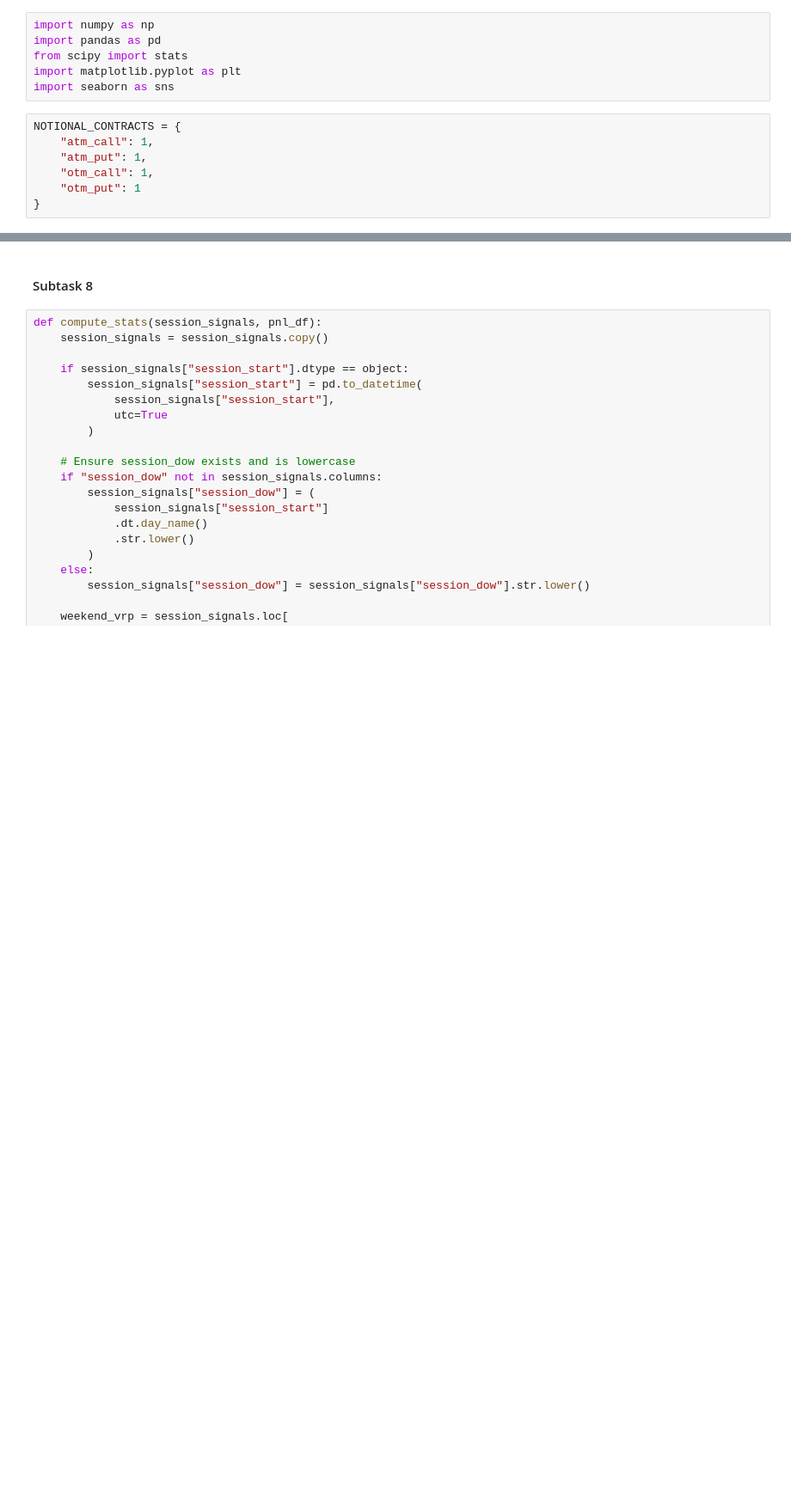
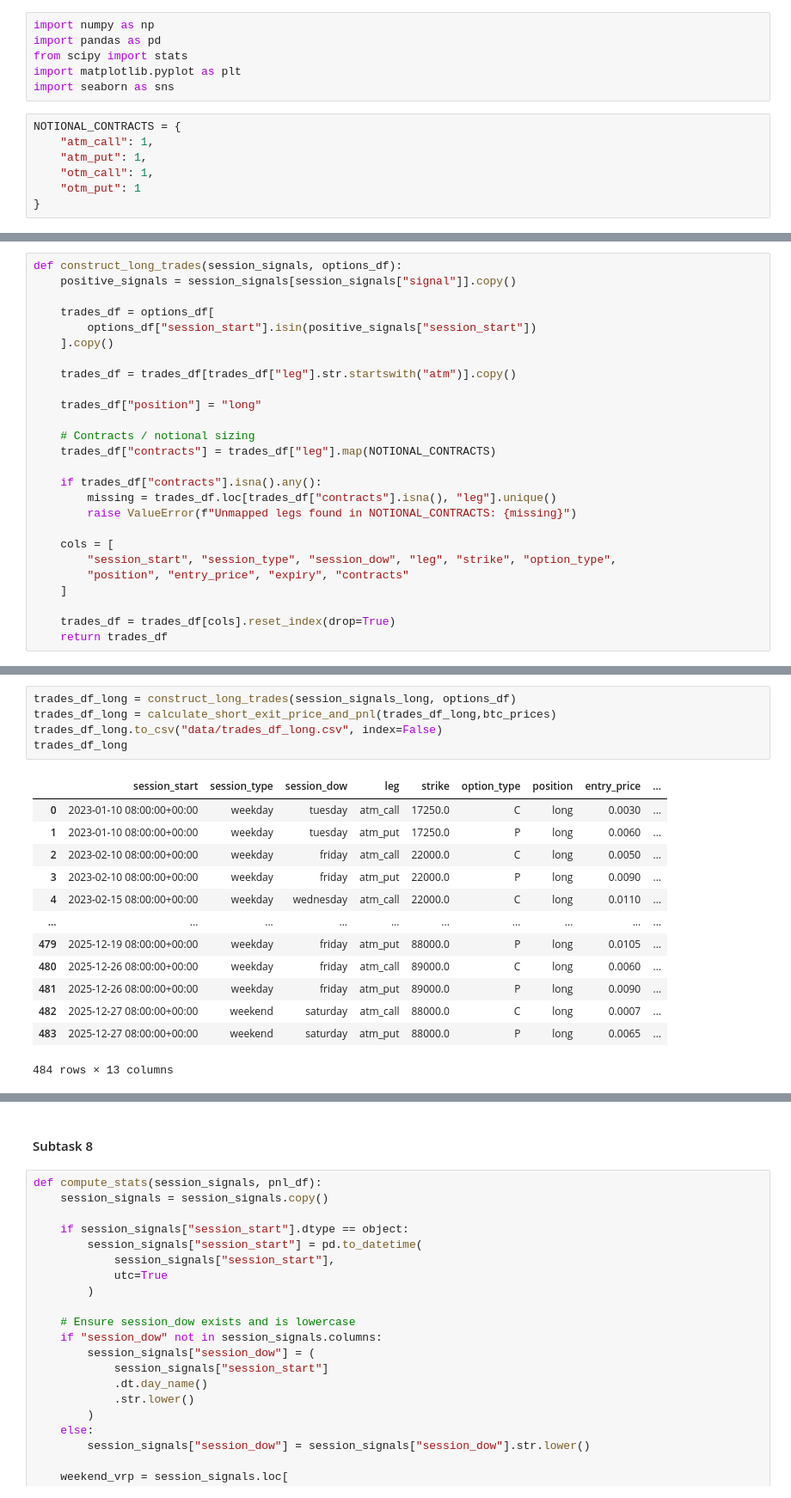
Before and after one commit to Harik-S/oaf-hilary-2026, a Jupyter notebook: trade_construction.ipynb, the cells around one changed output, grey strips where cells are left out. Shown at 86% size. Drawn from its saved outputs; the diff is of its cells as text; blank space fills up the shorter version.

```diff
--- a/trade_construction.ipynb
+++ b/trade_construction.ipynb
@@ -170,0 +179,26 @@ pnl_df
+# %%
+def construct_long_trades(session_signals, options_df):
+    positive_signals = session_signals[session_signals["signal"]].copy()
+
+    trades_df = options_df[
+        options_df["session_start"].isin(positive_signals["session_start"])
+    ].copy()
+
+    trades_df = trades_df[trades_df["leg"].str.startswith("atm")].copy()
+
+    trades_df["position"] = "long"
+
+    # Contracts / notional sizing
+    trades_df["contracts"] = trades_df["leg"].map(NOTIONAL_CONTRACTS)
+
+    if trades_df["contracts"].isna().any():
+        missing = trades_df.loc[trades_df["contracts"].isna(), "leg"].unique()
+        raise ValueError(f"Unmapped legs found in NOTIONAL_CONTRACTS: {missing}")
+
+    cols = [
+        "session_start", "session_type", "session_dow", "leg", "strike", "option_type",
+        "position", "entry_price", "expiry", "contracts"
+    ]
+
+    trades_df = trades_df[cols].reset_index(drop=True)
+    return trades_df
@@ -170,0 +296,19 @@ pnl_df
+# %%
+trades_df_long = construct_long_trades(session_signals_long, options_df)
+trades_df_long = calculate_short_exit_price_and_pnl(trades_df_long,btc_prices)
+trades_df_long.to_csv("data/trades_df_long.csv", index=False)
+trades_df_long
+# %% [output]
+|  | session_start | session_type | session_dow | leg | strike | option_type | position | entry_price | ... |
+| 0 | 2023-01-10 08:00:00+00:00 | weekday | tuesday | atm_call | 17250.0 | C | long | 0.0030 | ... |
+| 1 | 2023-01-10 08:00:00+00:00 | weekday | tuesday | atm_put | 17250.0 | P | long | 0.0060 | ... |
+| 2 | 2023-02-10 08:00:00+00:00 | weekday | friday | atm_call | 22000.0 | C | long | 0.0050 | ... |
+| 3 | 2023-02-10 08:00:00+00:00 | weekday | friday | atm_put | 22000.0 | P | long | 0.0090 | ... |
+| 4 | 2023-02-15 08:00:00+00:00 | weekday | wednesday | atm_call | 22000.0 | C | long | 0.0110 | ... |
+| ... | ... | ... | ... | ... | ... | ... | ... | ... | ... |
+| 479 | 2025-12-19 08:00:00+00:00 | weekday | friday | atm_put | 88000.0 | P | long | 0.0105 | ... |
+| 480 | 2025-12-26 08:00:00+00:00 | weekday | friday | atm_call | 89000.0 | C | long | 0.0060 | ... |
+| 481 | 2025-12-26 08:00:00+00:00 | weekday | friday | atm_put | 89000.0 | P | long | 0.0090 | ... |
+| 482 | 2025-12-27 08:00:00+00:00 | weekend | saturday | atm_call | 88000.0 | C | long | 0.0007 | ... |
+| 483 | 2025-12-27 08:00:00+00:00 | weekend | saturday | atm_put | 88000.0 | P | long | 0.0065 | ... |
+484 rows × 13 columns
```
Also changed, not shown: parts of 15 cells of this notebook, 12 other files.
